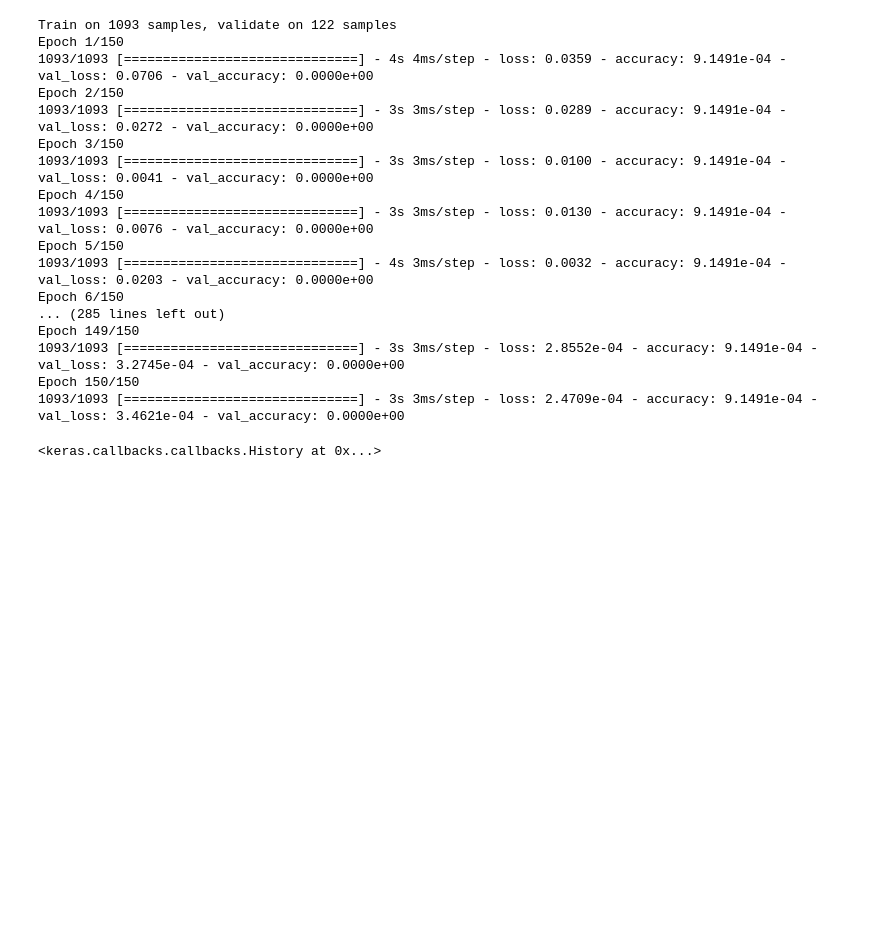
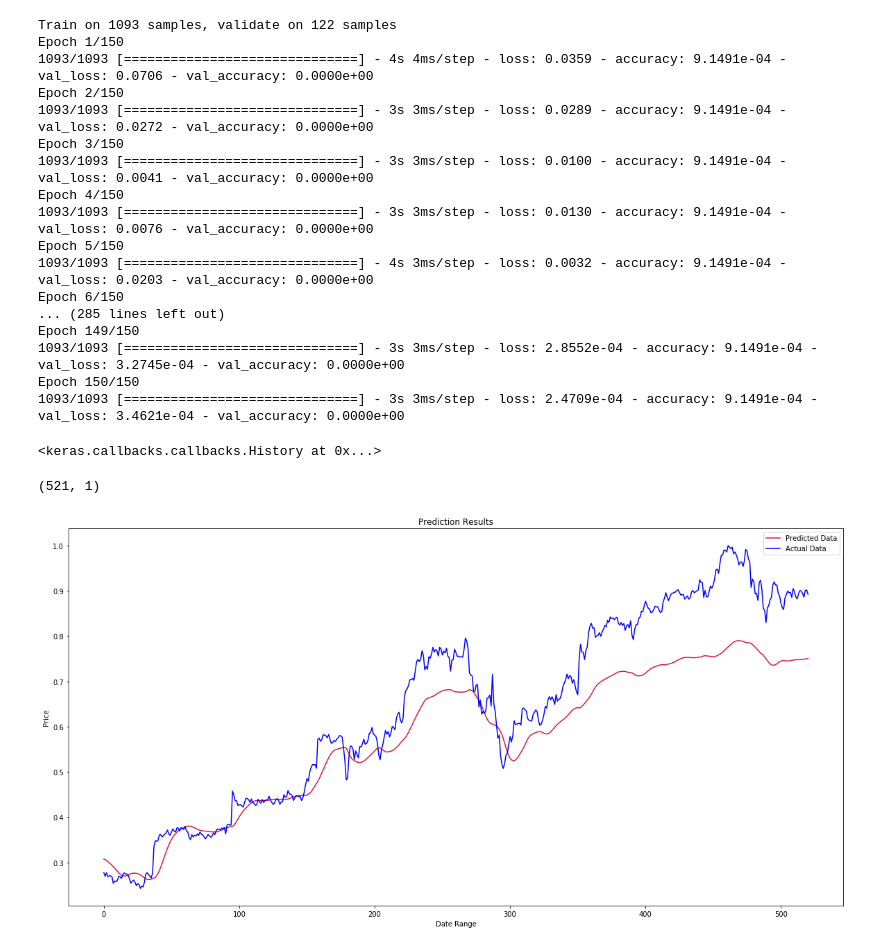
Before and after one commit to yasasmahima/New-York-Stock-Market-Prediction-LSTM, a Jupyter notebook: New York Stock Market Prediction-LSTM.ipynb, the cells around one changed output. Saved outputs shown, nothing was run; the diff lists cells and outputs as text; code cells hidden in the pictures; blank space fills up the shorter version.

Commit message:
Add Result Plots

```diff
--- a/New York Stock Market Prediction-LSTM.ipynb
+++ b/New York Stock Market Prediction-LSTM.ipynb
@@ -219,3 +219,42 @@ Epoch 149/150
 Epoch 150/150
 1093/1093 [==============================] - 3s 3ms/step - loss: 2.4709e-04 - accuracy: 9.1491e-04 - val_loss: 3.4621e-04 - val_accuracy: 0.0000e+00
 <keras.callbacks.callbacks.History at 0x...>
+# %%
+diff=[]
+ratio=[]
+p = model.predict(X_test)
+print (p.shape)
+# for each data index in test data
+for u in range(len(y_test)):
+    # pr = prediction day u
+    pr = p[u][0]
+    # (y_test day u / pr) - 1
+    ratio.append((y_test[u]/pr)-1)
+    diff.append(abs(y_test[u]- pr))
+# %% [output]
+(521, 1)
+# %%
+#Function to de normalize the data
+def denormalize(data_set,normalized_value):
+    data_set = data_set['closed'].values.reshape(-1,1)
+    normalized_value = normalized_value.reshape(-1,1)
+
+    #return df.shape, p.shape
+    min_max_scaler = preprocessing.MinMaxScaler()
+    a = min_max_scaler.fit_transform(df)
+    new = min_max_scaler.inverse_transform(normalized_value)
+    return new
+
+newp = denormalize(data,p)
+new_test = denormalize(data, y_test)
+# %%
+plt.figure(figsize=(20,10));
+plt.plot(newp,color='crimson', label='Predicted Data')
+plt.plot(new_test,color='blue', label='Actual Data')
+plt.legend()
+plt.title('Prediction Results')
+plt.xlabel('Date Range')
+plt.ylabel('Price')
+plt.show()
+# %% [output]
+[figure, added]
```
